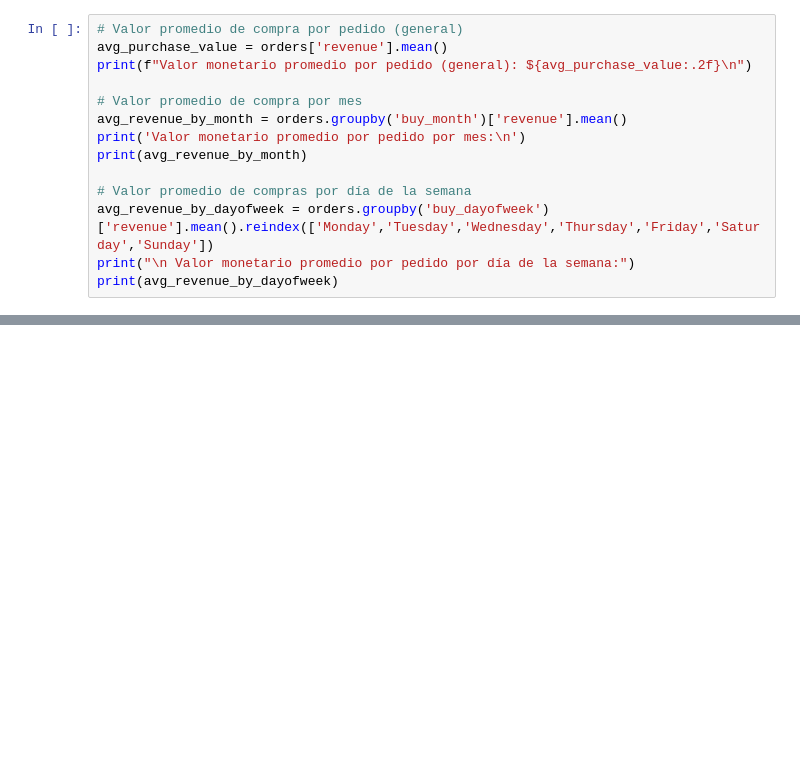
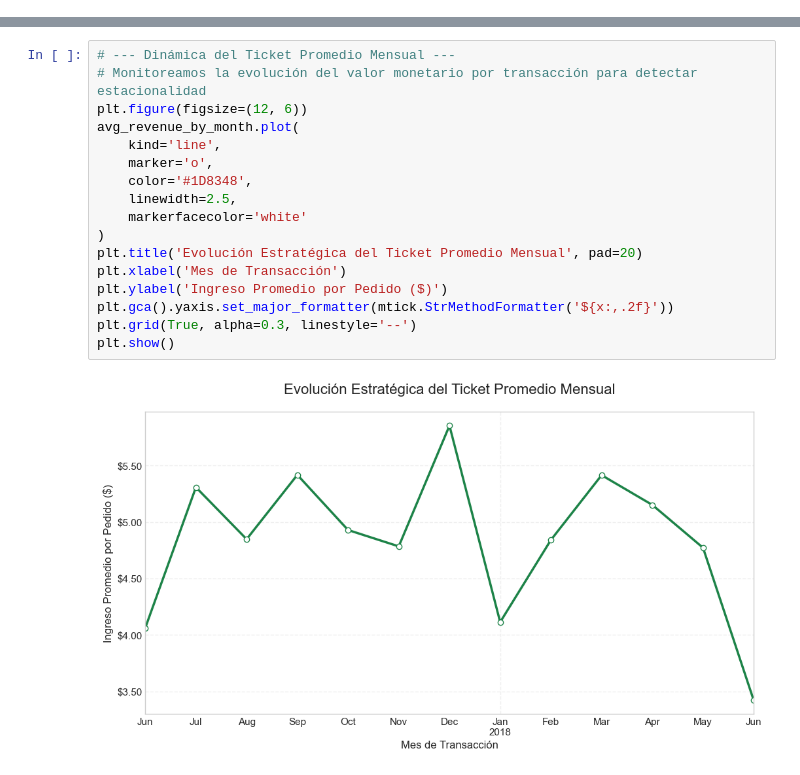
Before and after one commit to ArthurSmith25/Showz_Business_Intelligence_LTV_CAC_Analysis, a Jupyter notebook: Showz_Marketing_Analysis_ROI_Optimization.ipynb, the cells around one changed output, grey strips where cells are left out. Drawn from its saved outputs; the diff is of its cells as text; blank space fills up the shorter version.

```diff
--- a/Showz_Marketing_Analysis_ROI_Optimization.ipynb
+++ b/Showz_Marketing_Analysis_ROI_Optimization.ipynb
@@ -714,14 +0,0 @@ El análisis de la cantidad promedio de pedidos por usuario por día de la seman
-# %%
-# Valor promedio de compra por pedido (general)
-avg_purchase_value = orders['revenue'].mean()
-print(f"Valor monetario promedio por pedido (general): ${avg_purchase_value:.2f}\n")
-
-# Valor promedio de compra por mes
-avg_revenue_by_month = orders.groupby('buy_month')['revenue'].mean()
-print('Valor monetario promedio por pedido por mes:\n')
-print(avg_revenue_by_month)
-
-# Valor promedio de compras por día de la semana
-avg_revenue_by_dayofweek = orders.groupby('buy_dayofweek')['revenue'].mean().reindex(['Monday','Tuesday','Wednesday','Thursday','Friday','Saturday','Sunday'])
-print("\n Valor monetario promedio por pedido por día de la semana:")
-print(avg_revenue_by_dayofweek)
@@ -1217,0 +228,19 @@ Tras analizar el ecosistema de marketing de **Showz**, el hallazgo principal es
+# %%
+# --- Dinámica del Ticket Promedio Mensual ---
+# Monitoreamos la evolución del valor monetario por transacción para detectar estacionalidad
+plt.figure(figsize=(12, 6))
+avg_revenue_by_month.plot(
+    kind='line',
+    marker='o',
+    color='#1D8348',
+    linewidth=2.5,
+    markerfacecolor='white'
+)
+plt.title('Evolución Estratégica del Ticket Promedio Mensual', pad=20)
+plt.xlabel('Mes de Transacción')
+plt.ylabel('Ingreso Promedio por Pedido ($)')
+plt.gca().yaxis.set_major_formatter(mtick.StrMethodFormatter('${x:,.2f}'))
+plt.grid(True, alpha=0.3, linestyle='--')
+plt.show()
+# %% [output]
+[figure, added]
```
Also changed, not shown: parts of 109 cells of this notebook, 3 other files.
